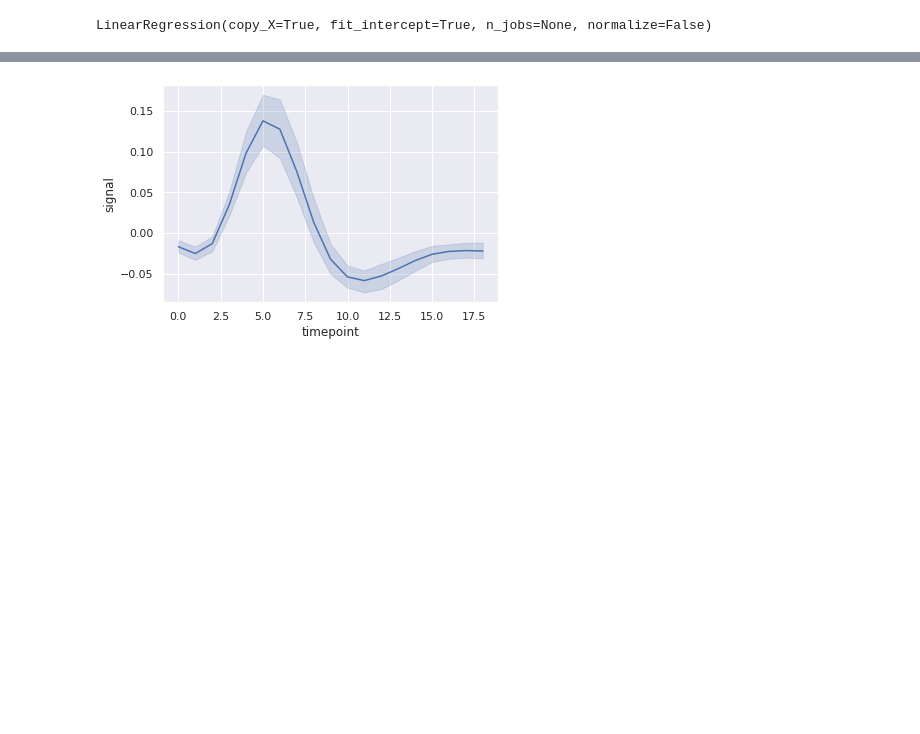
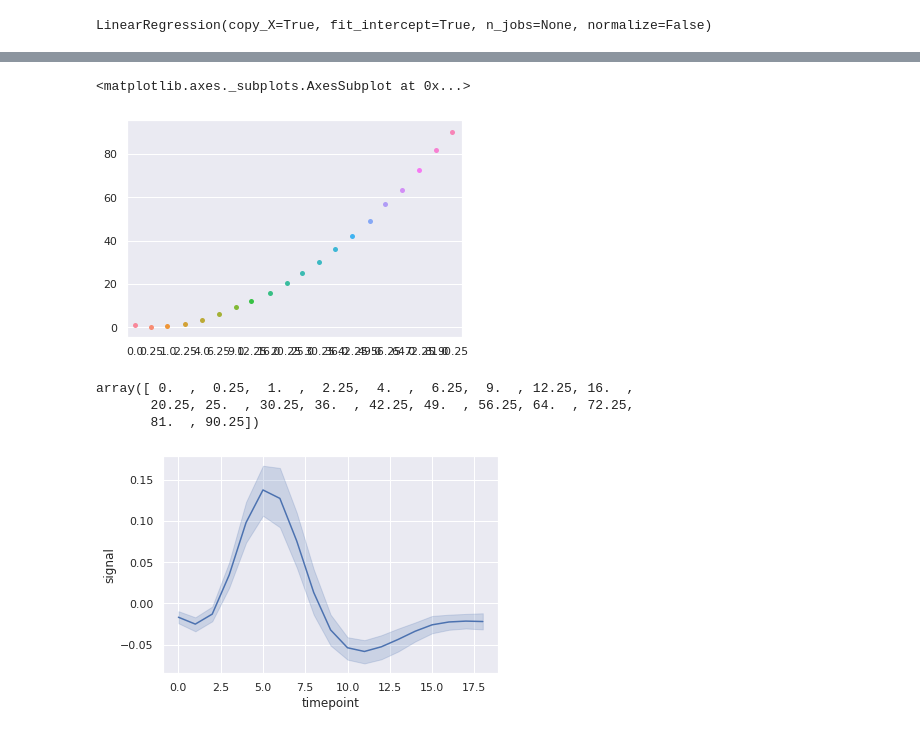
Before and after one commit to conorfrailey/MLpractice, a Jupyter notebook: Visualizations Practice.ipynb, the cells around one changed output, grey strips where cells are left out. Saved outputs shown, nothing was run; the diff lists cells and outputs as text; code cells hidden in the pictures; blank space fills up the shorter version.

```diff
--- a/Visualizations Practice.ipynb
+++ b/Visualizations Practice.ipynb
@@ -76,3 +76,14 @@ sns.lineplot(x = xs[:,0], y = ys, palette=sns.color_palette("mako_r", 6))
+# %%
+sns.stripplot(x = td[:,0]**2,y = td[:,1])
+# %% [output]
+<matplotlib.axes._subplots.AxesSubplot at 0x...>
+[figure, added]
+# %%
+td[:,0]**2
+# %% [output]
+array([ 0.  ,  0.25,  1.  ,  2.25,  4.  ,  6.25,  9.  , 12.25, 16.  ,
+       20.25, 25.  , 30.25, 36.  , 42.25, 49.  , 56.25, 64.  , 72.25,
+       81.  , 90.25])
 # %%
 fmri = sns.load_dataset("fmri")
 ax = sns.lineplot(x="timepoint", y="signal", data=fmri)
```
Also changed, not shown: parts of 1 cell of this notebook, 1 other file.
